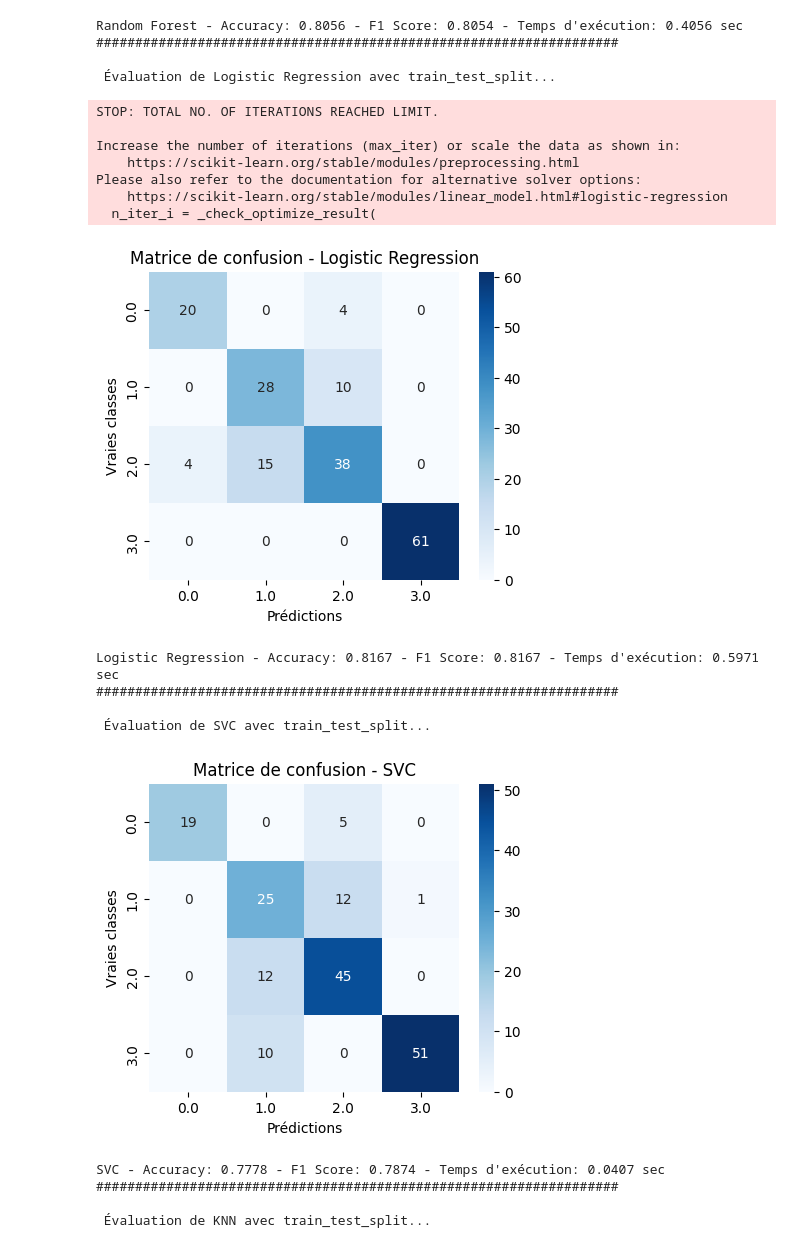
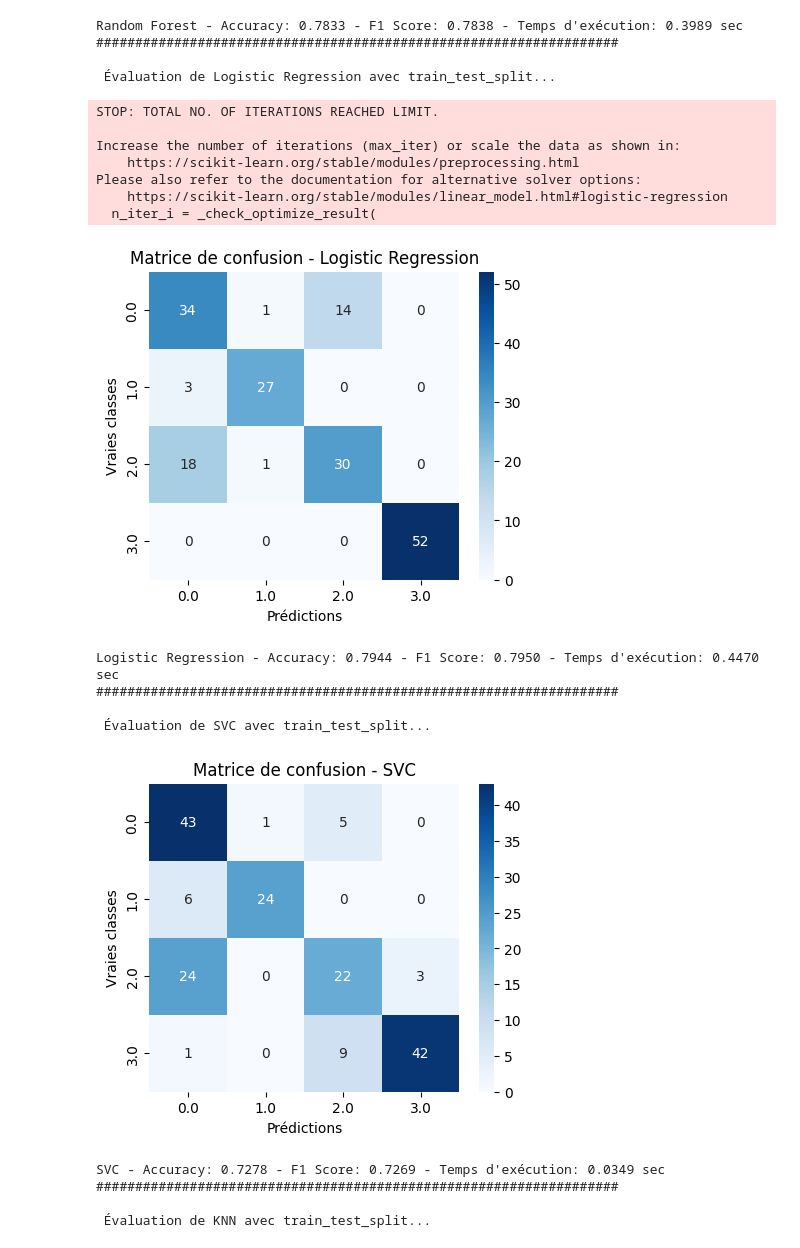
Before and after one commit to toubia-j/stage, a Jupyter notebook: simulated_data2/prediction.ipynb, the cells around one changed output. Saved outputs shown, nothing was run; the diff lists cells and outputs as text; code cells hidden in the pictures.

```diff
--- a/simulated_data2/prediction.ipynb
+++ b/simulated_data2/prediction.ipynb
@@ -134,10 +159,11 @@ models = {
 }
 # %%
 print("*************************************************Prédiction de la  consommation de chauffage  en fonction de TEXT  à Toulouse et ses périphéries*************************************************")
-X = Text_combined_tou.drop(columns=["clusters"])
-y = Text_combined_tou["clusters"]
+X = Text_conso_heat_tou.drop(columns=["clusters"])
+y = Text_conso_heat_tou["clusters"]
 X_balanced, y_balanced = balance_clusters(X, y)
 X_train,X_test,y_train,y_test=train_test_split(X_balanced,y_balanced,test_size=0.2, random_state=42)
+
 results_split = evaluate_models_split(  X_train, X_test, y_train, y_test, models)
 # %% [output]
 *************************************************Prédiction de la  consommation de chauffage  en fonction de TEXT  à Toulouse et ses périphéries*************************************************
@@ -147,21 +173,21 @@ results_split = evaluate_models_split(  X_train, X_test, y_train, y_test, models
-Random Forest - Accuracy: 0.8056 - F1 Score: 0.8054 - Temps d'exécution: 0.4056 sec
+Random Forest - Accuracy: 0.7833 - F1 Score: 0.7838 - Temps d'exécution: 0.3989 sec
 ###################################################################
 
  Évaluation de Logistic Regression avec train_test_split...
 STOP: TOTAL NO. OF ITERATIONS REACHED LIMIT.
 
 Increase the number of iterations (max_iter) or scale the data as shown in:
     https://scikit-learn.org/stable/modules/preprocessing.html
 Please also refer to the documentation for alternative solver options:
     https://scikit-learn.org/stable/modules/linear_model.html#logistic-regression
   n_iter_i = _check_optimize_result(
-[figure, old version]
+[figure, new version]
-Logistic Regression - Accuracy: 0.8167 - F1 Score: 0.8167 - Temps d'exécution: 0.5971 sec
+Logistic Regression - Accuracy: 0.7944 - F1 Score: 0.7950 - Temps d'exécution: 0.4470 sec
 ###################################################################
 
  Évaluation de SVC avec train_test_split...
-[figure, old version]
+[figure, new version]
-SVC - Accuracy: 0.7778 - F1 Score: 0.7874 - Temps d'exécution: 0.0407 sec
+SVC - Accuracy: 0.7278 - F1 Score: 0.7269 - Temps d'exécution: 0.0349 sec
 ###################################################################
 
  Évaluation de KNN avec train_test_split...
```
Also changed, not shown: parts of 45 cells of this notebook, 3 other files.
